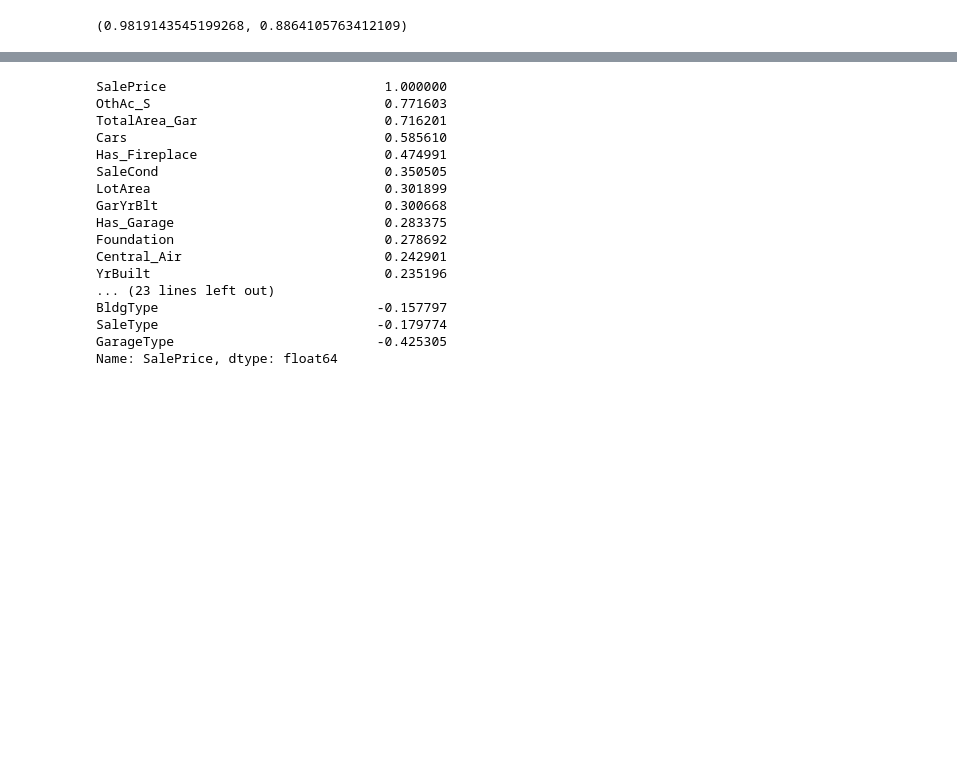
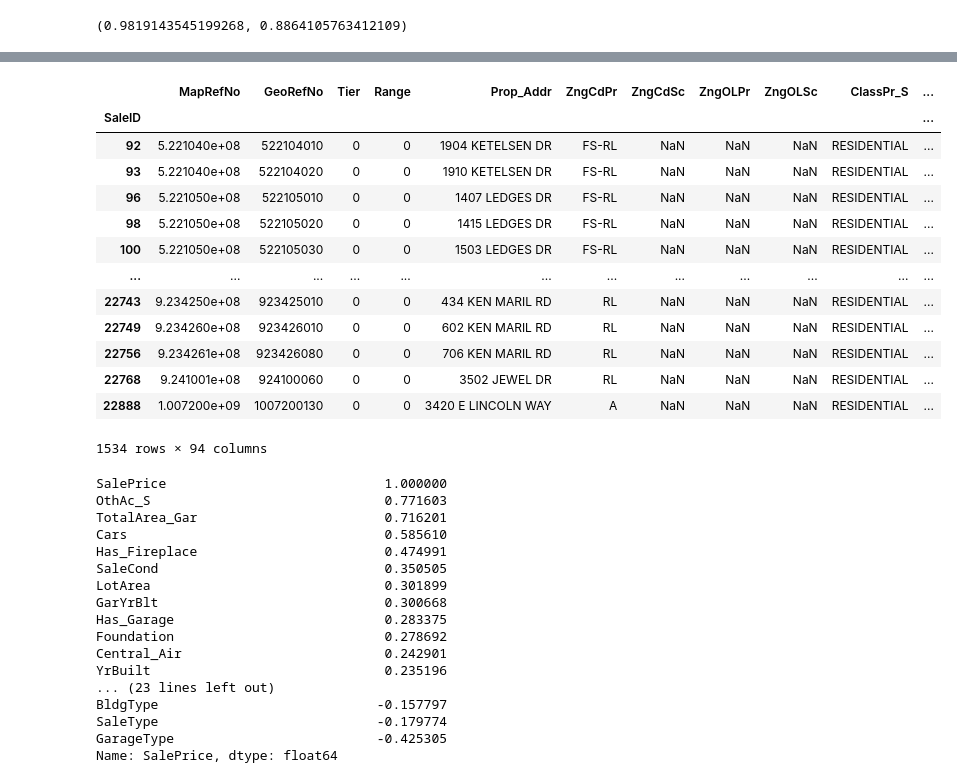
Before and after one commit to lelandjmurrin/Ames_Housing_Project, a Jupyter notebook: Ames_Housing_SalePrice_Distance_Predictions.ipynb, the cells around one changed output, grey strips where cells are left out. Drawn from its saved outputs; the diff is of its cells as text; code cells hidden in the pictures; blank space fills up the shorter version.

```diff
--- a/Ames_Housing_SalePrice_Distance_Predictions.ipynb
+++ b/Ames_Housing_SalePrice_Distance_Predictions.ipynb
@@ -1476,3 +1479,20 @@ array(['Rcrd_Yr', 'OthAc_S', 'LndAcXOneS', 'AcreGr', 'LotArea', 'YrBuilt',
+# %%
+years["Both"]["df_house"]
+# %% [output]
+|  | MapRefNo | GeoRefNo | Tier | Range | Prop_Addr | ZngCdPr | ZngCdSc | ZngOLPr | ZngOLSc | ClassPr_S | ... |
+| SaleID |  |  |  |  |  |  |  |  |  |  | ... |
+| 92 | 5.221040e+08 | 522104010 | 0 | 0 | 1904 KETELSEN DR | FS-RL | NaN | NaN | NaN | RESIDENTIAL | ... |
+| 93 | 5.221040e+08 | 522104020 | 0 | 0 | 1910 KETELSEN DR | FS-RL | NaN | NaN | NaN | RESIDENTIAL | ... |
+| 96 | 5.221050e+08 | 522105010 | 0 | 0 | 1407 LEDGES DR | FS-RL | NaN | NaN | NaN | RESIDENTIAL | ... |
+| 98 | 5.221050e+08 | 522105020 | 0 | 0 | 1415 LEDGES DR | FS-RL | NaN | NaN | NaN | RESIDENTIAL | ... |
+| 100 | 5.221050e+08 | 522105030 | 0 | 0 | 1503 LEDGES DR | FS-RL | NaN | NaN | NaN | RESIDENTIAL | ... |
+| ... | ... | ... | ... | ... | ... | ... | ... | ... | ... | ... | ... |
+| 22743 | 9.234250e+08 | 923425010 | 0 | 0 | 434 KEN MARIL RD | RL | NaN | NaN | NaN | RESIDENTIAL | ... |
+| 22749 | 9.234260e+08 | 923426010 | 0 | 0 | 602 KEN MARIL RD | RL | NaN | NaN | NaN | RESIDENTIAL | ... |
+| 22756 | 9.234261e+08 | 923426080 | 0 | 0 | 706 KEN MARIL RD | RL | NaN | NaN | NaN | RESIDENTIAL | ... |
+| 22768 | 9.241001e+08 | 924100060 | 0 | 0 | 3502 JEWEL DR | RL | NaN | NaN | NaN | RESIDENTIAL | ... |
+| 22888 | 1.007200e+09 | 1007200130 | 0 | 0 | 3420 E LINCOLN WAY | A | NaN | NaN | NaN | RESIDENTIAL | ... |
+1534 rows × 94 columns
 # %%
 df_features_all_encoded[greedy_selected_features].join(years["Both"]["df_house"].SalePrice).corr()["SalePrice"].sort_values(ascending = False)
 # %% [output]
```
Also changed, not shown: parts of 1 cell of this notebook, 2 other files.
